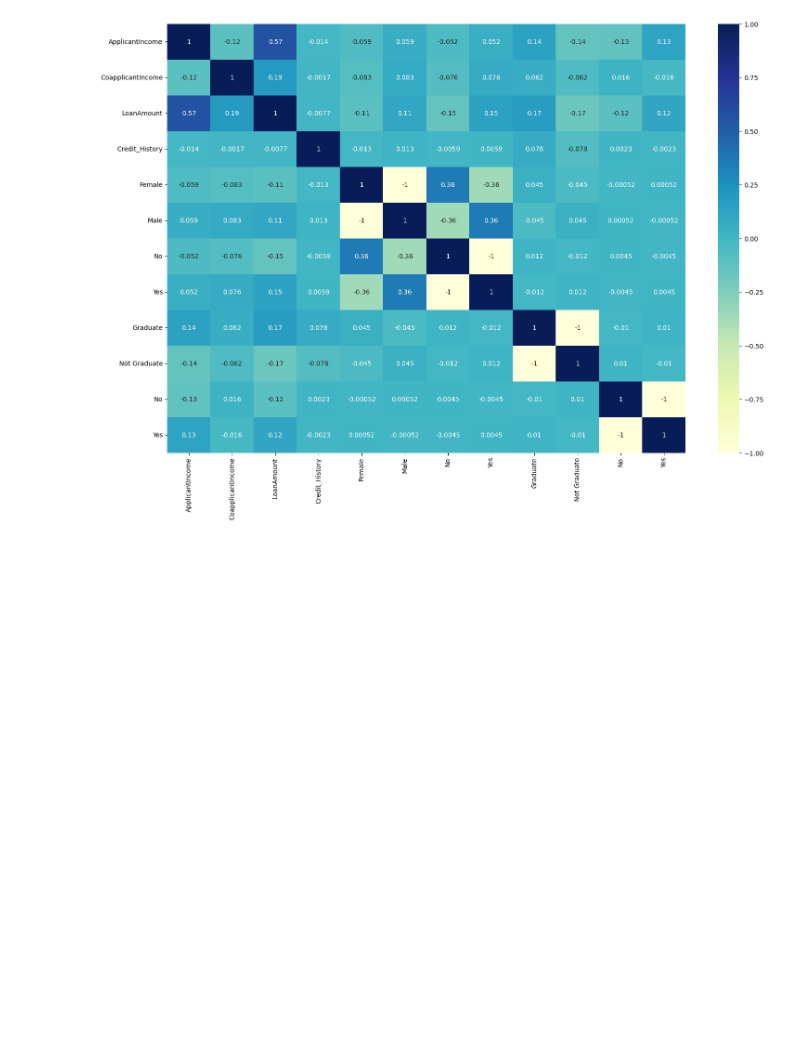
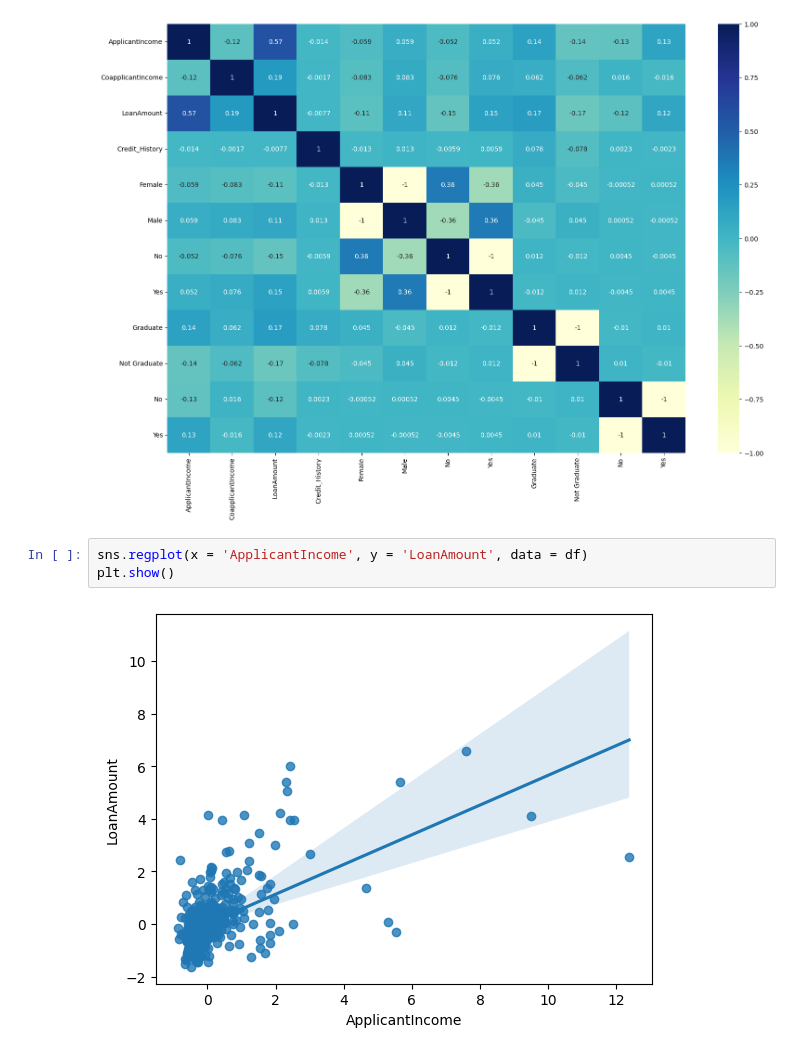
Before and after one commit to Syasyaayub/Phyton, a Jupyter notebook: Wrangling_EDA_Self_Practice.ipynb, the cells around one changed output. Drawn from its saved outputs; the diff is of its cells as text; blank space fills up the shorter version.

```diff
--- a/Wrangling_EDA_Self_Practice.ipynb
+++ b/Wrangling_EDA_Self_Practice.ipynb
@@ -211,3 +213,8 @@ sns.heatmap(df_numeric.corr(), annot = True, cmap = 'YlGnBu')
 plt.show()
 # %% [output]
 [figure]
+# %%
+sns.regplot(x = 'ApplicantIncome', y = 'LoanAmount', data = df)
+plt.show()
+# %% [output]
+[figure, added]
```
Also changed, not shown: parts of 4 cells of this notebook.
